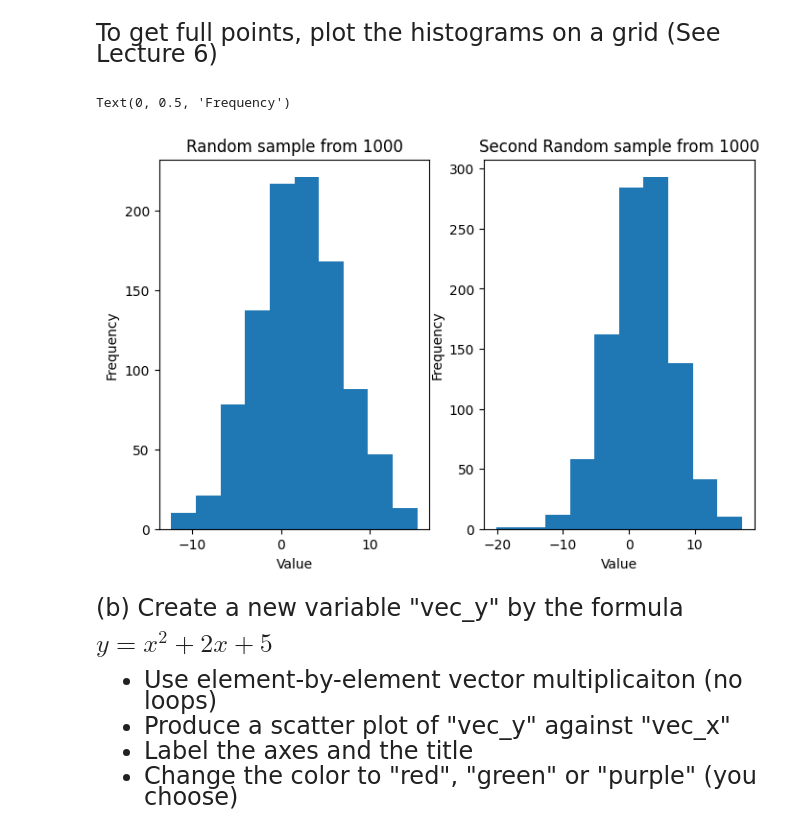
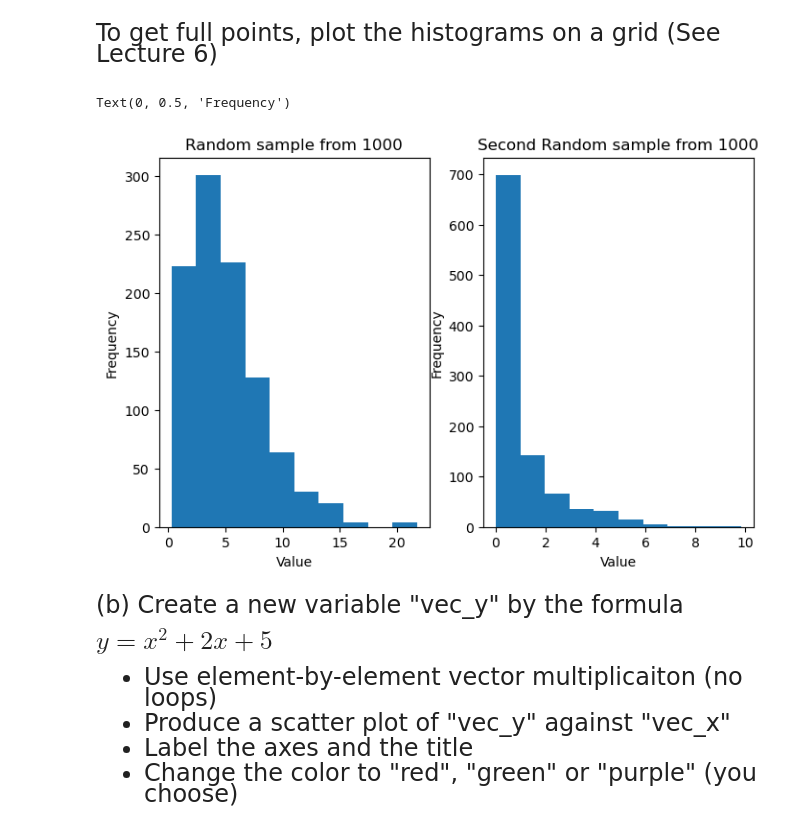
Before and after one commit to EricZou007/qtm151spring2023, a Jupyter notebook: Lecture 07/Lecture 7.ipynb, the cells around one changed output. Drawn from its saved outputs; the diff is of its cells as text; code cells hidden in the pictures.

```diff
--- a/Lecture 07/Lecture 7.ipynb
+++ b/Lecture 07/Lecture 7.ipynb
@@ -93,25 +93,25 @@ Questions
 To get full points, plot the histograms on a grid (See Lecture 6)
 # %%
 n = 1000
-vec_x = np.random.normal(loc = 2, scale = 5, size = n)
-vec_y = np.random.normal(loc = 2, scale = 5, size = n)
+vec_x  = np.random.chisquare(df = 5, size = n)
+vec_y  = np.random.chisquare(df = 1, size = n)
 
 fig, list = plt.subplots(1,2,figsize=(8,5))
 plt.tight_layout
 
 
 list[0].hist(x = vec_x)
 list[0].set_title("Random sample from 1000")
 list[0].set_xlabel("Value")
 list[0].set_ylabel("Frequency")
 
 list[1].hist(x = vec_y)
 list[1].set_title("Second Random sample from 1000")
 list[1].set_xlabel("Value")
 list[1].set_ylabel("Frequency")
 # %% [output]
 Text(0, 0.5, 'Frequency')
-[figure, old version]
+[figure, new version]
 # %% [markdown]
 <font size = "5">
 
```
Also changed, not shown: parts of 6 cells of this notebook, 22 other files.
